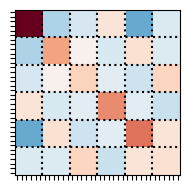
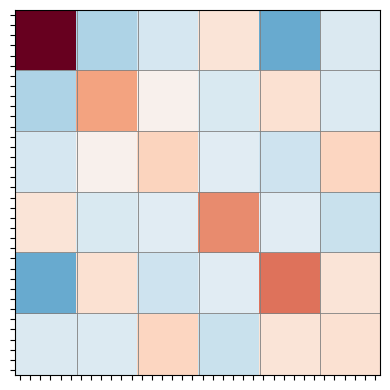
Unified diff of the notebook cell whose output changed from the first chart to the second:
--- before
+++ after
@@ -13,11 +13,8 @@
 cov_unrel = np.zeros((ncond,ncond)) #np.eye(ncond)
 idx_unrel = [1,2,4,5, 6,9,10,11, 12,15,16,17, 19,20,22,23, 24,25,26,27, 30,31,32,33]
-for i in range(len(idx_unrel)):
-    for j in range(len(idx_unrel)):
-        if i != j:
-            cov_unrel[idx_unrel[i], idx_unrel[j]] = 1
 F_unrel = np.zeros((ncond,1))
 F_unrel[idx_unrel,0] = 1
 cov_unrel = F_unrel @ F_unrel.T
+# cov_unrel = pcm.G_to_dist(cov_unrel)
 
 # OLS components:
@@ -39,5 +36,5 @@
 Gc[1] = pcm.centering(ncond) @ B @ B.T @ pcm.centering(ncond) # ipsi
 Gc[2] = pcm.centering(ncond) @ Io @ Io.T @ pcm.centering(ncond) # interaction
-Gc[3] = pcm.centering(ncond) @ cov_unrel @ pcm.centering(ncond) # incongruency
+Gc[3] = cov_unrel #pcm.centering(ncond) @ cov_unrel @ pcm.centering(ncond) # incongruency
 # Gc[3] = cov_unrel
 
@@ -86,5 +83,5 @@
 # visualize components:
 for i in range(3):
-    fig, ax = plt.subplots(figsize=(2,2))
+    fig, ax = plt.subplots(figsize=(4,4))
     # get M[i] component matrix:
     G = [Gc_contra, Gc[2], Gc[3]][i]
@@ -93,6 +90,6 @@
     im = ax.imshow(G, cmap='RdBu_r', vmin=vmin, vmax=vmax)
     for j in range(5):
-        ax.axvline((j+1)*6-0.5, color='black', linewidth=1.5, linestyle=':')
-        ax.axhline((j+1)*6-0.6, color='black', linewidth=1.5, linestyle=':')
+        ax.axvline((j+1)*6-0.37, color='grey', linewidth=0.6, linestyle='-')
+        ax.axhline((j+1)*6-0.6, color='grey', linewidth=0.6, linestyle='-')
     # ax.set_title(['Contra', 'Interaction', 'incongruency'][i])
     ax.set_xticks(np.arange(ncond))
@@ -102,5 +99,5 @@
     plt.tight_layout()
     # save fig:
-    # fig.savefig(os.path.join('/Users/aghavamp/Desktop/posters/NCM 2026/figs', f"{['Contra', 'Interaction', 'incongruency'][i]}_{region}.pdf"))
+    fig.savefig(os.path.join('/Users/aghavamp/Desktop/Projects/bimanual_wrist/figures', f"{['Contra', 'Interaction', 'incongruency'][i]}_{region}.pdf"))
     plt.show()
 
@@ -116,5 +113,5 @@
 
 # visualize G_bi:
-fig, ax = plt.subplots(figsize=(2,2))
+fig, ax = plt.subplots(figsize=(4,4))
 vmax = np.max(np.abs(G_bi))/3
 vmin = -vmax
@@ -122,6 +119,6 @@
 # line evrey 6 rows and columns:
 for i in range(5):
-    ax.axvline((i+1)*6-0.5, color='black', linewidth=1.5, linestyle=':')
-    ax.axhline((i+1)*6-0.6, color='black', linewidth=1.5, linestyle=':')
+    ax.axvline((i+1)*6-0.37, color='grey', linewidth=0.6, linestyle='-')
+    ax.axhline((i+1)*6-0.6, color='grey', linewidth=0.6, linestyle='-')
 ax.set_xticks(np.arange(ncond))
 ax.set_yticks(np.arange(ncond))
@@ -129,5 +126,5 @@
 ax.set_yticklabels('')
 plt.tight_layout()
-# plt.savefig(os.path.join('/Users/aghavamp/Desktop/posters/NCM 2026/figs', f"bimanual_G_{region}.pdf"))
+plt.savefig(os.path.join('/Users/aghavamp/Desktop/Projects/bimanual_wrist/figures', f"bimanual_G_{region}.pdf"))
 plt.show()
 

Commit: update ana